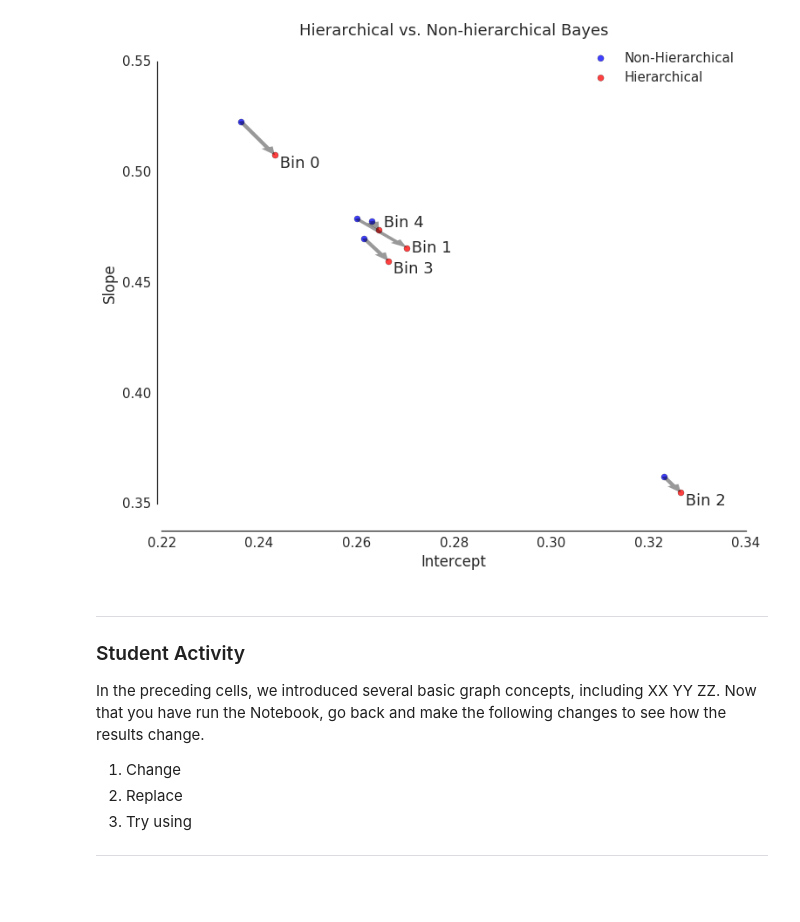
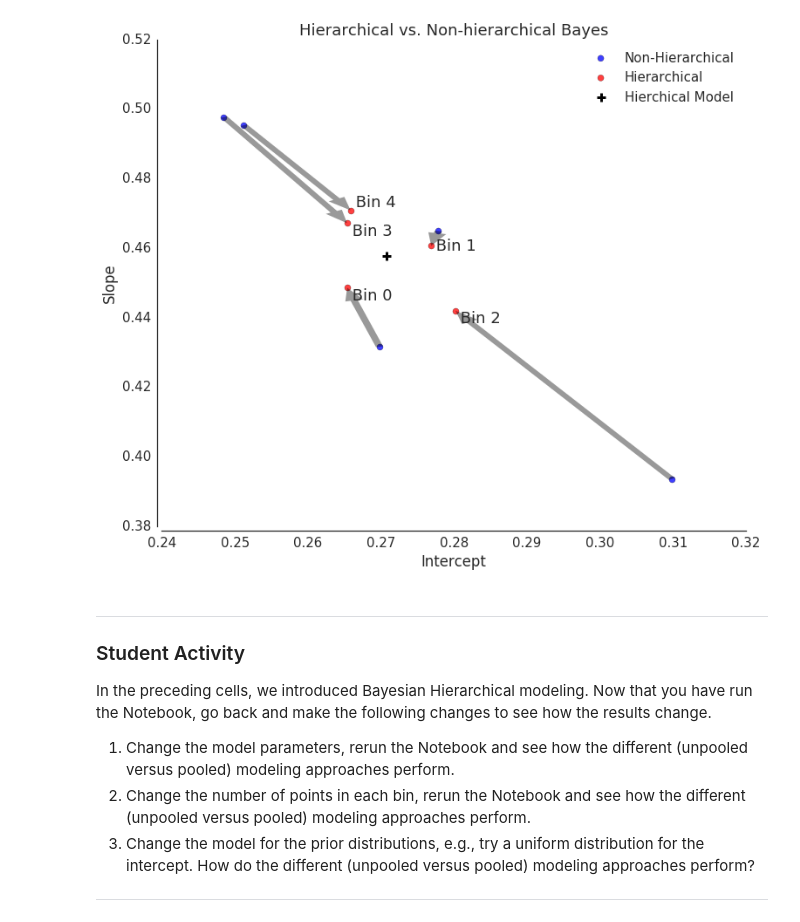
Before and after one commit to lcdm-uiuc/info490-sp16, a Jupyter notebook: Week11/notebooks/intro2pp-hm.ipynb, the cells around one changed output. Cells and saved outputs as stored; diff of their text form; code cells hidden in the pictures; blank space fills up the shorter version.

```diff
--- a/Week11/notebooks/intro2pp-hm.ipynb
+++ b/Week11/notebooks/intro2pp-hm.ipynb
@@ -65,8 +83,10 @@ def randomizeModel(xmin=0, xmax = 1, num=20):
 
     return(x, y)
 # %%
+# Generate model data in n_bins
+
 n_bins = 5
-n_pts = [25, 40, 50, 60, 75]
+n_pts = [20, 40, 50, 60, 80]
 
 # Obtain sample data and plot data and model fit
 
@@ -80,8 +100,10 @@ for bin in range(n_bins):
     y.extend(y_i)
     b.extend(b_i)
 
+# Make a dataframe to hold the data and associated bin (categorical)
 df = pd.DataFrame({'x': x, 'y': y, 'b': b})
 
+# Plot entire data.
 ax = sns.regplot(data = df, x = 'x', y = 'y', \
                  fit_reg=True, color='black', label="Data")
 ax.set(title='Sample Data')
@@ -112,7 +148,7 @@ for bin in range(n_bins):
     with pm.Model() as bin_model:
 
         # First, define stochastic model variables
-        intercept = pm.Uniform('Intercept', lower = 0, upper = 1)
+        intercept = pm.Normal('Intercept', mu = 0.25, sd = 1.0)
         slope = pm.Normal('Slope', mu = 1.0, sd = 1.0)
 
         # Now define stochastic variable for observation errors.
@@ -125,6 +161,8 @@ for bin in range(n_bins):
         # Sample values (likelihood)
         likelihood = pm.Normal('yn', mu=b_y_exp, sd=sigma, observed=b_y)
 
+        # Compute starting point, define sampler,
+        # and generate traces from the likelihood
         start = pm.find_MAP()
         step = pm.NUTS(scaling=start)
         trace = pm.sample(n_samples, step=step, start=start)
@@ -162,19 +208,19 @@ b_idx = df['b'].values
 
 with pm.Model() as hierarchical_model:
     # Hyperpriors for group nodes
-    low_i = pm.Normal('low_i', mu=0.0, sd=0.25**2)
-    high_i = pm.Normal('high_i', mu=1.0, sd=0.25**2)
+    mui_i = pm.Normal('mui_i', mu=0.0, sd=0.5**2)
+    sigmai_i = pm.Uniform('sigmai_i', lower=0.0, upper=1.0)
 
-    mu_i = pm.Normal('mu_i', mu=0.0, sd=0.25**2)
-    sigma_i = pm.Uniform('sigma_i', lower=0.0, upper=1.0)
+    mus_i = pm.Normal('mus_i', mu=0.0, sd=0.5**2)
+    sigmas_i = pm.Uniform('sigmas_i', lower=0.0, upper=1.0)
 
     # Intercept for each county, distributed around group mean mu_a
     # Above we just set mu and sd to a fixed value while here we
     # plug in a common group distribution for all a and b (which are
     # vectors of length n_counties).
 
-    intercept = pm.Uniform('Intercept', lower = low_i, upper = high_i, shape=n_bins)
-    slope = pm.Normal('Slope', mu = mu_i, sd = sigma_i, shape=n_bins)
+    intercept = pm.Normal('Intercept', mu = mui_i, sd = sigmai_i, shape=n_bins)
+    slope = pm.Normal('Slope', mu = mus_i, sd = sigmas_i, shape=n_bins)
 
     # Now define stochastic variable for observation errors.
     sigma = pm.Normal('Sigma', mu = 1., sd = 2.0)
@@ -330,45 +404,54 @@ indv_s = [indiv_traces[b]['Slope'][-n_burn:].mean() for b in range(n_bins)]
 # %%
 fig = plt.figure(figsize=(12, 10))
 sns.set(font_scale=1.5)
 sns.set_style('white')
 
+# plot individual and hierarchical model sample parameter values.
 plt.scatter(indv_i, indv_s, c='b', s=50, alpha=0.75, label = 'Non-Hierarchical')
 plt.scatter(hier_i, hier_s, c='r', s=50, alpha=0.75, label = 'Hierarchical')
 
+# Plot arrows linking individual to hierarchical
 vlocs = ['top', 'center', 'top', 'top', 'bottom']
 for i in range(len(indv_s)):
     plt.arrow(indv_i[i], indv_s[i], hier_i[i] - indv_i[i], hier_s[i] - indv_s[i], \
               fc="k", ec="k", length_includes_head=True, \
               alpha=0.4, head_width=.0025, lw =0.001)
     plt.text(hier_i[i], hier_s[i], ' Bin {0}'.format(i), \
              size = 18, ha='left', va=vlocs[i])
 
-    plt.title('Hierarchical vs. Non-hierarchical Bayes')
+
+# Plot Full hierarchical model sample parameters
+xh = hierarchical_trace['Intercept'][-n_burn:].mean()
+yh = hierarchical_trace['Slope'][-n_burn:].mean()
+plt.scatter(xh, yh, c='k', s=100, marker='+', alpha = 1, lw=3, label='Hierchical Model')
+
+# Decorate Plot
+plt.title('Hierarchical vs. Non-hierarchical Bayes')
+
 lgnd = plt.legend(loc=0)
-
 plt.xlabel('Intercept')
 plt.ylabel('Slope')
-
-plt.xlim(0.22, 0.34)
-plt.ylim(0.34, 0.56)
 
 sns.despine(offset=5, trim=True)
 sns.set(font_scale=1)
 plt.show()
 # %% [output]
-[figure, old version]
+[figure, new version]
 # %% [markdown]
 -----
 
 ### Student Activity
 
-In the preceding cells, we introduced several basic graph concepts,
-including XX YY ZZ. Now
-that you have run the Notebook, go back and make the following changes
-to see how the results change.
+In the preceding cells, we introduced Bayesian Hierarchical modeling.
+Now that you have run the Notebook, go back and make the following
+changes to see how the results change.
 
-1. Change
-2. Replace
-3. Try using
+1. Change the model parameters, rerun the Notebook and see how the
+different (unpooled versus pooled) modeling approaches perform.
+2. Change the number of points in each bin, rerun the Notebook and see
+how the different (unpooled versus pooled) modeling approaches perform.
+3. Change the model for the prior distributions, e.g., try a uniform
+distribution for the intercept. How do the different (unpooled versus
+pooled) modeling approaches perform?
 
 -----
```
Also changed, not shown: parts of 25 cells of this notebook, 1 other file.
